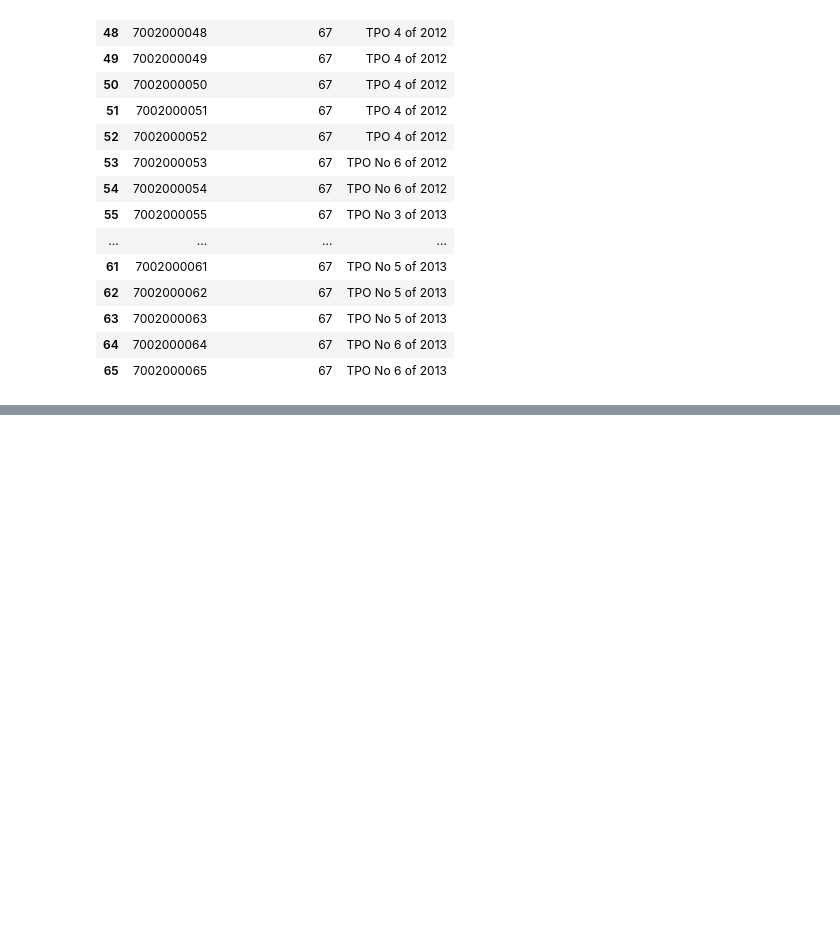
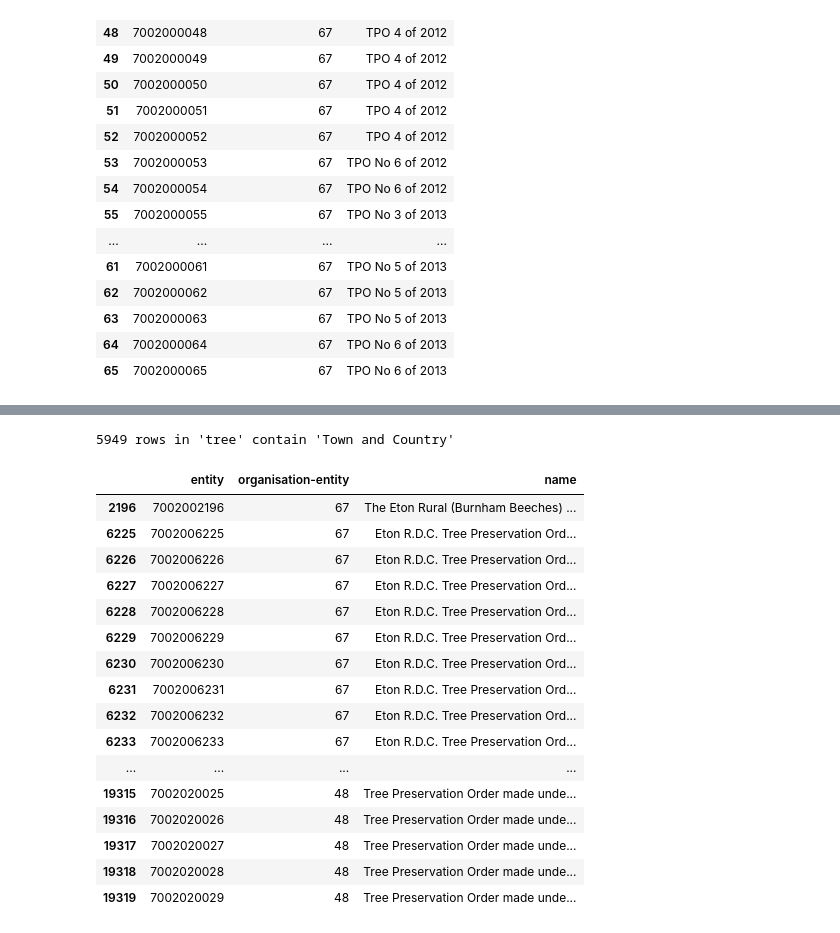
Before and after one commit to digital-land/jupyter-analysis, a Jupyter notebook: analysis/2026-08_odp_name_analysis/initial_odp_name_analysis.ipynb, the cells around one changed output, grey strips where cells are left out. Drawn from its saved outputs; the diff is of its cells as text; code cells hidden in the pictures; blank space fills up the shorter version.

```diff
--- a/analysis/2026-08_odp_name_analysis/initial_odp_name_analysis.ipynb
+++ b/analysis/2026-08_odp_name_analysis/initial_odp_name_analysis.ipynb
@@ -753,0 +780,26 @@ matches[['entity', 'organisation-entity', 'name']].head(20)
+# %%
+# Swap in whatever phrase looked suspicious above
+phrase = "Town and Country"
+
+matches = df[df['name'].str.contains(phrase, case=False, na=False)]
+print(f"{len(matches)} rows in '{dataset}' contain '{phrase}'")
+matches[['entity', 'organisation-entity', 'name']].head(20)
+# %% [output]
+5949 rows in 'tree' contain 'Town and Country'
+|  | entity | organisation-entity | name |
+| 2196 | 7002002196 | 67 | The Eton Rural (Burnham Beeches) ... |
+| 6225 | 7002006225 | 67 | Eton R.D.C. Tree Preservation Ord... |
+| 6226 | 7002006226 | 67 | Eton R.D.C. Tree Preservation Ord... |
+| 6227 | 7002006227 | 67 | Eton R.D.C. Tree Preservation Ord... |
+| 6228 | 7002006228 | 67 | Eton R.D.C. Tree Preservation Ord... |
+| 6229 | 7002006229 | 67 | Eton R.D.C. Tree Preservation Ord... |
+| 6230 | 7002006230 | 67 | Eton R.D.C. Tree Preservation Ord... |
+| 6231 | 7002006231 | 67 | Eton R.D.C. Tree Preservation Ord... |
+| 6232 | 7002006232 | 67 | Eton R.D.C. Tree Preservation Ord... |
+| 6233 | 7002006233 | 67 | Eton R.D.C. Tree Preservation Ord... |
+| ... | ... | ... | ... |
+| 19315 | 7002020025 | 48 | Tree Preservation Order made unde... |
+| 19316 | 7002020026 | 48 | Tree Preservation Order made unde... |
+| 19317 | 7002020027 | 48 | Tree Preservation Order made unde... |
+| 19318 | 7002020028 | 48 | Tree Preservation Order made unde... |
+| 19319 | 7002020029 | 48 | Tree Preservation Order made unde... |
```
Also changed, not shown: parts of 5 cells of this notebook.
